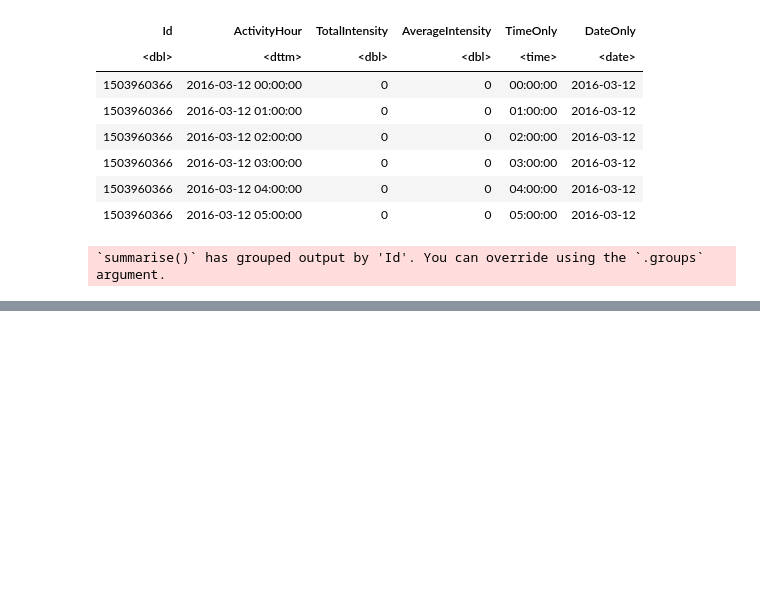
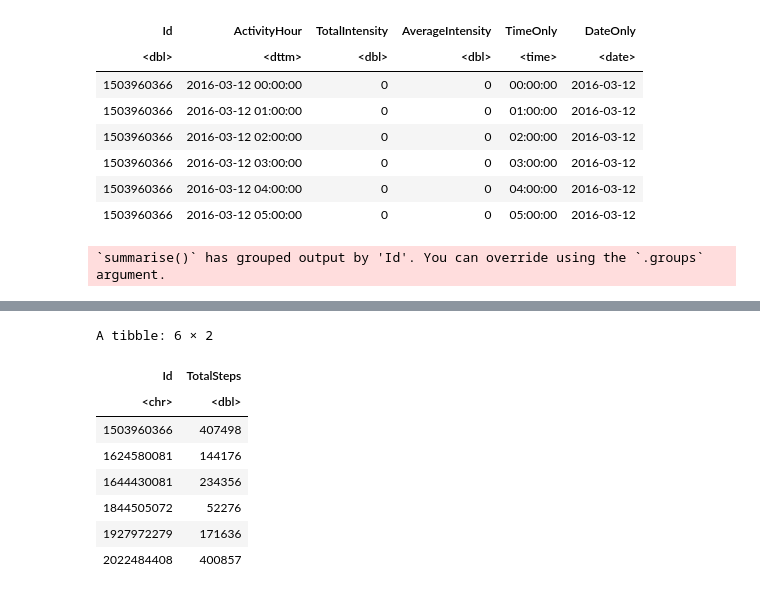
Before and after one commit to abdrau26/Bellabeat_Case_Study_Using_R, a Jupyter notebook: Bellabeat Case Study.ipynb, the cells around one changed output, grey strips where cells are left out. Saved outputs shown, nothing was run; the diff lists cells and outputs as text; code cells hidden in the pictures; blank space fills up the shorter version.

```diff
--- a/Bellabeat Case Study.ipynb
+++ b/Bellabeat Case Study.ipynb
@@ -481,0 +511,13 @@ The graph above, representing individual respondents, can serve as a tool for tr
+# %%
+daily_steps$Id <- as.character(daily_steps$Id )
+head(daily_steps)
+# %% [output]
+A tibble: 6 × 2
+| Id | TotalSteps |
+| <chr> | <dbl> |
+| 1503960366 | 407498 |
+| 1624580081 | 144176 |
+| 1644430081 | 234356 |
+| 1844505072 | 52276 |
+| 1927972279 | 171636 |
+| 2022484408 | 400857 |
```
Also changed, not shown: parts of 18 cells of this notebook.
